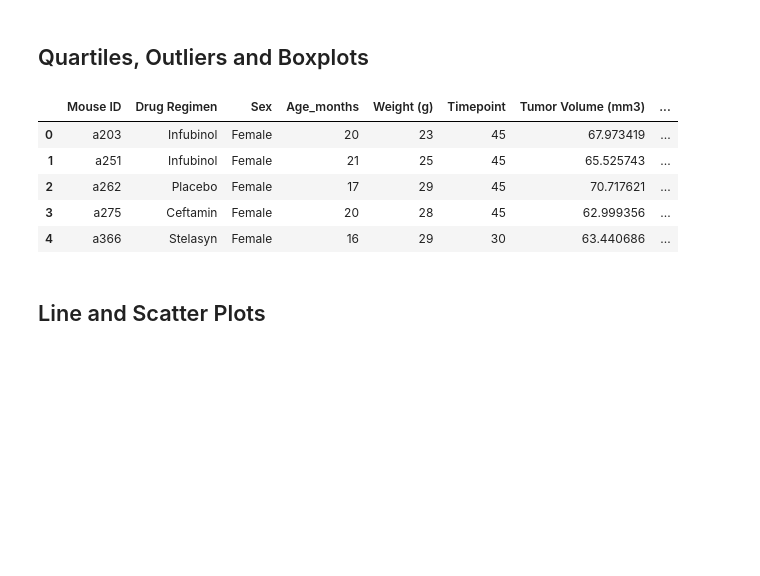
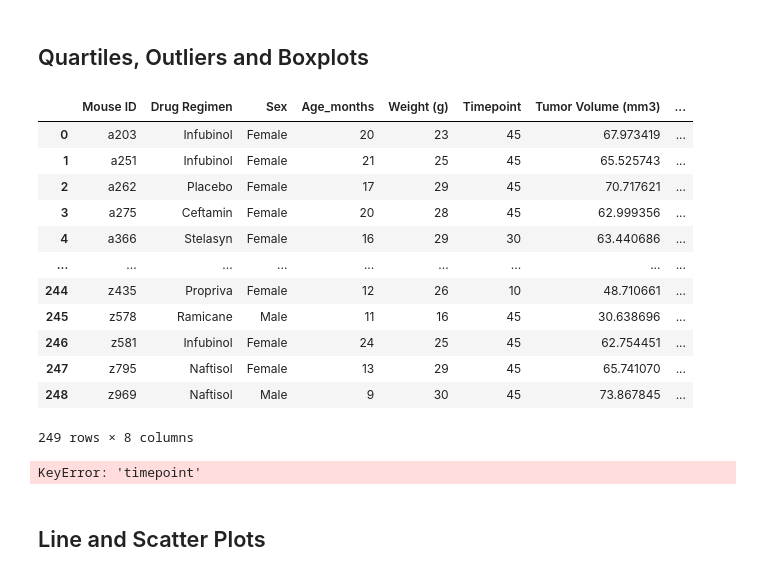
Before and after one commit to margoterudy/Pymaceuticals, a Jupyter notebook: Pymaceuticals/pymaceuticals_starter.ipynb, the cells around one changed output. Drawn from its saved outputs; the diff is of its cells as text; code cells hidden in the pictures; blank space fills up the shorter version.

```diff
--- a/Pymaceuticals/pymaceuticals_starter.ipynb
+++ b/Pymaceuticals/pymaceuticals_starter.ipynb
@@ -196,41 +196,53 @@ plt.show()
 # %%
 # Calculate the final tumor volume of each mouse across four of the treatment regimens:
 # Capomulin, Ramicane, Infubinol, and Ceftamin
+
 # Calculate the final tumor volume of each mouse across four of the treatment regimens:
 # Capomulin, Ramicane, Infubinol, and Ceftamin
 
 # # Start by getting the last (greatest) timepoint for each mouse
 last_timepoint = combined_dataset.groupby(['Mouse ID'])['Timepoint'].max()
 last_timepoint_df = pd.DataFrame(last_timepoint)
 
 # Merge this group df with the original dataframe to get the tumor volume at the last timepoint
 last_tp_df=pd.merge(combined_dataset, last_timepoint_df, on=('Mouse ID','Timepoint'), how='right')
 
-last_tp_df.head()
+last_tp_df
 # %% [output]
 |  | Mouse ID | Drug Regimen | Sex | Age_months | Weight (g) | Timepoint | Tumor Volume (mm3) | ... |
 | 0 | a203 | Infubinol | Female | 20 | 23 | 45 | 67.973419 | ... |
 | 1 | a251 | Infubinol | Female | 21 | 25 | 45 | 65.525743 | ... |
 | 2 | a262 | Placebo | Female | 17 | 29 | 45 | 70.717621 | ... |
 | 3 | a275 | Ceftamin | Female | 20 | 28 | 45 | 62.999356 | ... |
 | 4 | a366 | Stelasyn | Female | 16 | 29 | 30 | 63.440686 | ... |
+| ... | ... | ... | ... | ... | ... | ... | ... | ... |
+| 244 | z435 | Propriva | Female | 12 | 26 | 10 | 48.710661 | ... |
+| 245 | z578 | Ramicane | Male | 11 | 16 | 45 | 30.638696 | ... |
+| 246 | z581 | Infubinol | Female | 24 | 25 | 45 | 62.754451 | ... |
+| 247 | z795 | Naftisol | Female | 13 | 29 | 45 | 65.741070 | ... |
+| 248 | z969 | Naftisol | Male | 9 | 30 | 45 | 73.867845 | ... |
+249 rows × 8 columns
 # %%
 # Put treatments into a list for for loop (and later for plot labels)
-
+treatments  = ["Capomulin", "Ramicane", "Infubinol", "Ceftamin"]
 
 # Create empty list to fill with tumor vol data (for plotting)
+tumor_vol_data = []
 
 
 # Calculate the IQR and quantitatively determine if there are any potential outliers.
+for treatment in treatments:
 
 
-    # Locate the rows which contain mice on each drug and get the tumor volumes
-
+    # Locate the rows which contain mice on each drug and get the tumor volumes (last_tp_df)
+    drugs_df=last_tp_df.loc[last_tp_df['Drug Regimen'] == treatment]
 
     # add subset
-
+    last_timepoint_df = drugs_df.loc[drugs_df['Timepoint'] == drugs_df['timepoint']]
 
     # Determine outliers using upper and lower bounds
+# %% [output]
+KeyError: 'timepoint'
 # %%
 # Generate a box plot of the final tumor volume of each mouse across four regimens of interest
 # %% [markdown]
```
Also changed, not shown: parts of 1 cell of this notebook.
